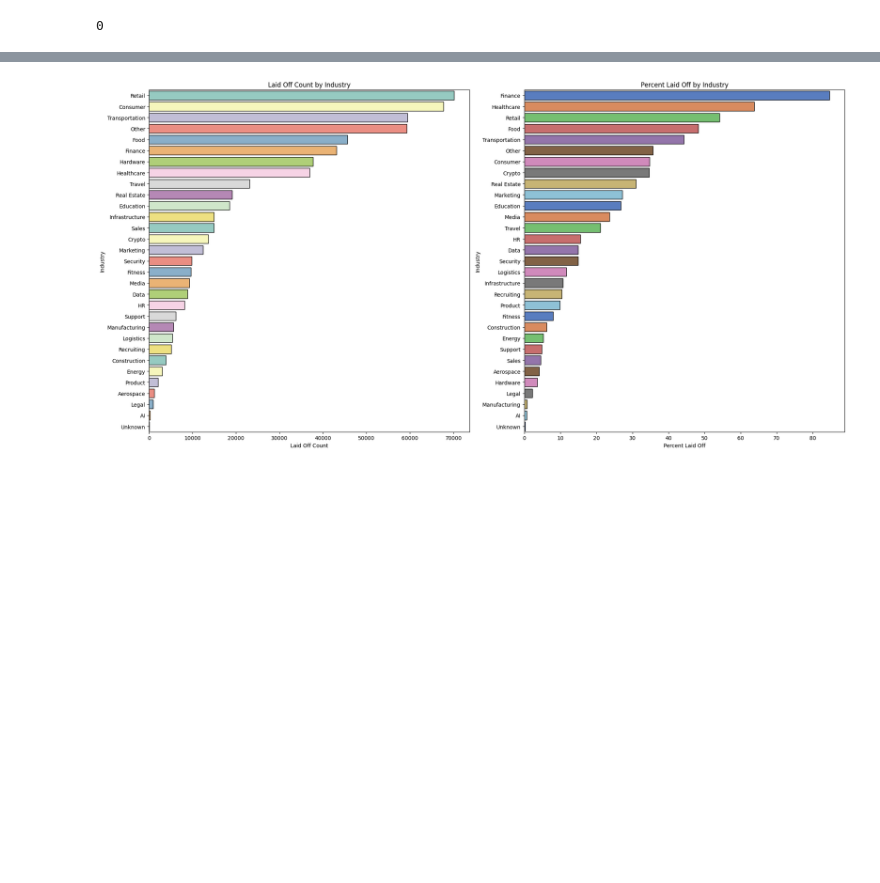
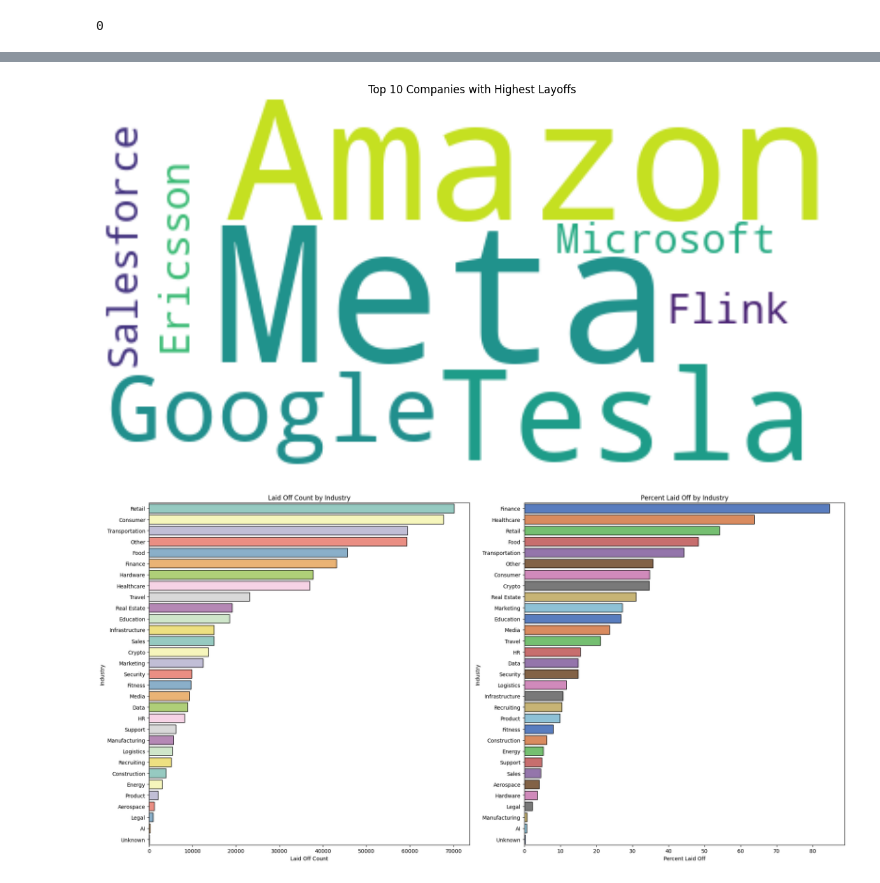
Before and after one commit to Shawn1yu/2020-2024-layoff_data_visualization, a Jupyter notebook: Layoff_Data_Visualization.ipynb, the cells around one changed output, grey strips where cells are left out. Cells and saved outputs as stored; diff of their text form; code cells hidden in the pictures; blank space fills up the shorter version.

```diff
--- a/Layoff_Data_Visualization.ipynb
+++ b/Layoff_Data_Visualization.ipynb
@@ -172,6 +172,18 @@ df.head()
 | 2 | Aleph Farms | Tel Aviv | Food | 30.0 | 2024-06-05 | https://www.calcalistech.com/ctec... | 119.0 | Unknown | 2024-06-05 23:13:43 | ... |
 | 3 | MoonPay | Dover | Crypto | 30.0 | 2024-06-05 | https://www.theblock.co/post/2986... | 651.0 | Unknown | 2024-06-05 23:12:47 | ... |
 | 4 | Yext | New York City | Marketing | 0.0 | 2024-06-05 | https://www.investing.com/news/ec... | 117.0 | Post-IPO | 2024-06-05 18:02:40 | ... |
+# %%
+company_names = " ".join(df.sort_values('Laid_Off_Count', ascending=False)['Company'].head(10))
+
+wordcloud = WordCloud(max_words=200, background_color="white", colormap="viridis").generate(company_names)
+
+plt.figure(figsize=(15,10))
+plt.imshow(wordcloud, interpolation='bilinear')
+plt.axis("off")
+plt.title('Top 10 Companies with Highest Layoffs')
+plt.show()
+# %% [output]
+[figure, added]
 # %%
 fig, axs = plt.subplots(nrows=1, ncols=2, figsize=(20, 10))
 
```
